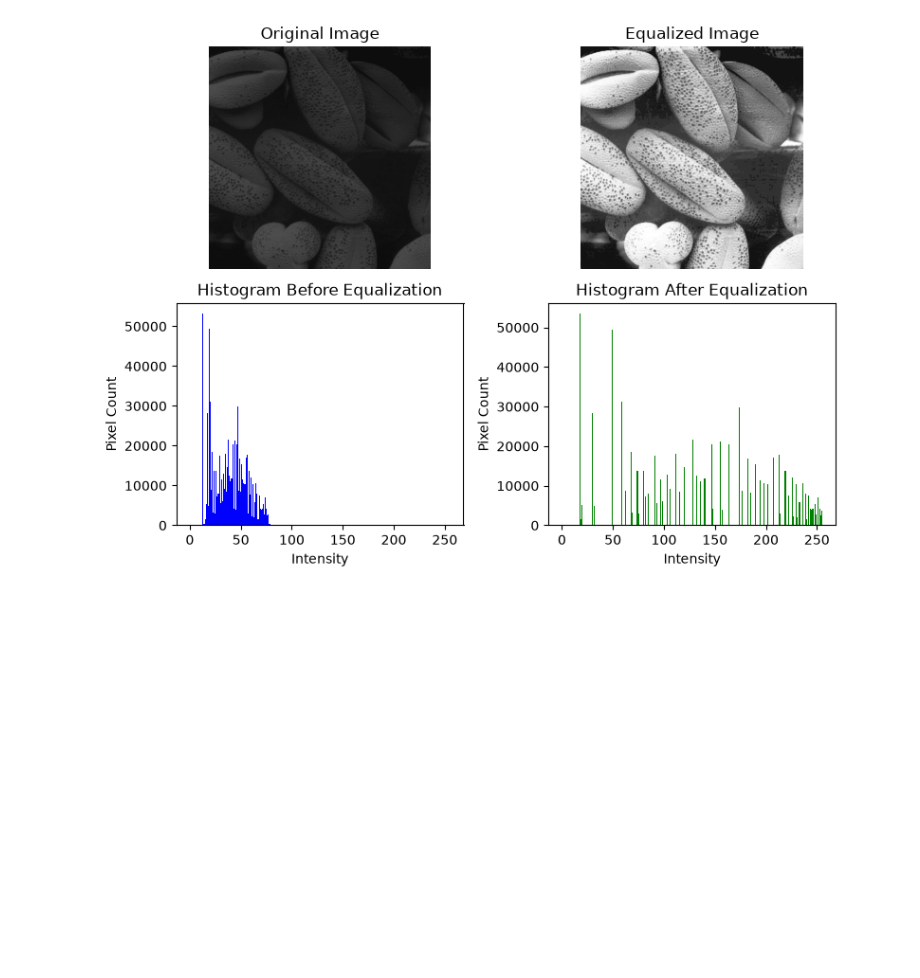
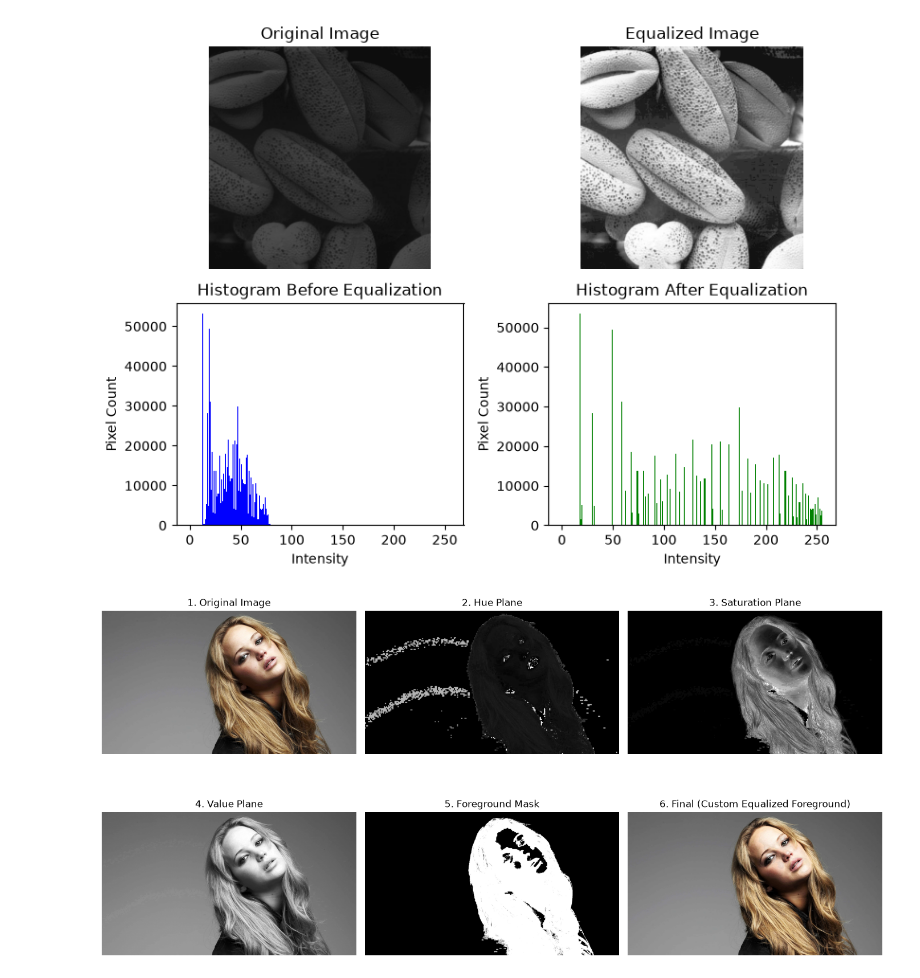
Before and after one commit to Isira-Himal-Perera/EN3160-Image-Processing-and-Computer-Vision, a Jupyter notebook: assignment-01/230486A_a01.ipynb, the cells around one changed output. Drawn from its saved outputs; the diff is of its cells as text; code cells hidden in the pictures; blank space fills up the shorter version.

```diff
--- a/assignment-01/230486A_a01.ipynb
+++ b/assignment-01/230486A_a01.ipynb
@@ -262,3 +261,78 @@ plt.tight_layout()
 plt.show()
 # %% [output]
 [figure]
+# %%
+def custom_histogram_equalization(foreground, mask=None):
+    L = 256
+
+    if mask is not None:
+        fg_pixels = foreground[mask > 0]
+        n = fg_pixels.size
+
+        if n == 0:
+            return foreground.copy()
+
+        n_k = np.bincount(fg_pixels, minlength=L)
+    else:
+        n = foreground.size
+        n_k = np.bincount(foreground.flatten(), minlength=L)
+
+    n_k_sum = np.cumsum(n_k)
+    f = np.round(((L - 1) / n) * n_k_sum).astype(np.uint8)
+    fg_equalized = f[foreground]
+
+    return fg_equalized
+
+im = cv.imread('images/jeniffer.jpg')
+assert im is not None, "Image not found. Please check the path."
+
+im_hsv = cv.cvtColor(im, cv.COLOR_BGR2HSV)
+h_channel, s_channel, v_channel = cv.split(im_hsv)
+
+_, mask = cv.threshold(s_channel, 50, 255, cv.THRESH_BINARY)
+mask_inv = cv.bitwise_not(mask)
+
+background = cv.bitwise_and(im, im, mask=mask_inv)
+foreground = cv.bitwise_and(im, im, mask=mask)
+
+fg_hsv = cv.cvtColor(foreground, cv.COLOR_BGR2HSV)
+fg_h, fg_s, fg_v = cv.split(fg_hsv)
+
+fg_v_equalized = custom_histogram_equalization(fg_v, mask=mask)
+
+fg_hsv_equalized = cv.merge([fg_h, fg_s, fg_v_equalized])
+equalized_foreground = cv.cvtColor(fg_hsv_equalized, cv.COLOR_HSV2BGR)
+equalized_foreground = cv.bitwise_and(equalized_foreground, equalized_foreground, mask=mask)
+
+final_result = cv.add(background, equalized_foreground)
+
+fig, ax = plt.subplots(2, 3, figsize=(14, 8))
+
+ax[0, 0].imshow(cv.cvtColor(im, cv.COLOR_BGR2RGB))
+ax[0, 0].set_title('1. Original Image')
+ax[0, 0].axis('off')
+
+ax[0, 1].imshow(h_channel, cmap='gray')
+ax[0, 1].set_title('2. Hue Plane')
+ax[0, 1].axis('off')
+
+ax[0, 2].imshow(s_channel, cmap='gray')
+ax[0, 2].set_title('3. Saturation Plane')
+ax[0, 2].axis('off')
+
+ax[1, 0].imshow(v_channel, cmap='gray')
+ax[1, 0].set_title('4. Value Plane')
+ax[1, 0].axis('off')
+
+ax[1, 1].imshow(mask, cmap='gray')
+ax[1, 1].set_title('5. Foreground Mask')
+ax[1, 1].axis('off')
+
+ax[1, 2].imshow(cv.cvtColor(final_result, cv.COLOR_BGR2RGB))
+ax[1, 2].set_title('6. Final (Custom Equalized Foreground)')
+ax[1, 2].axis('off')
+
+plt.tight_layout()
+plt.show()
+# %% [output]
+[figure, added]
```
Also changed, not shown: parts of 2 cells of this notebook.
